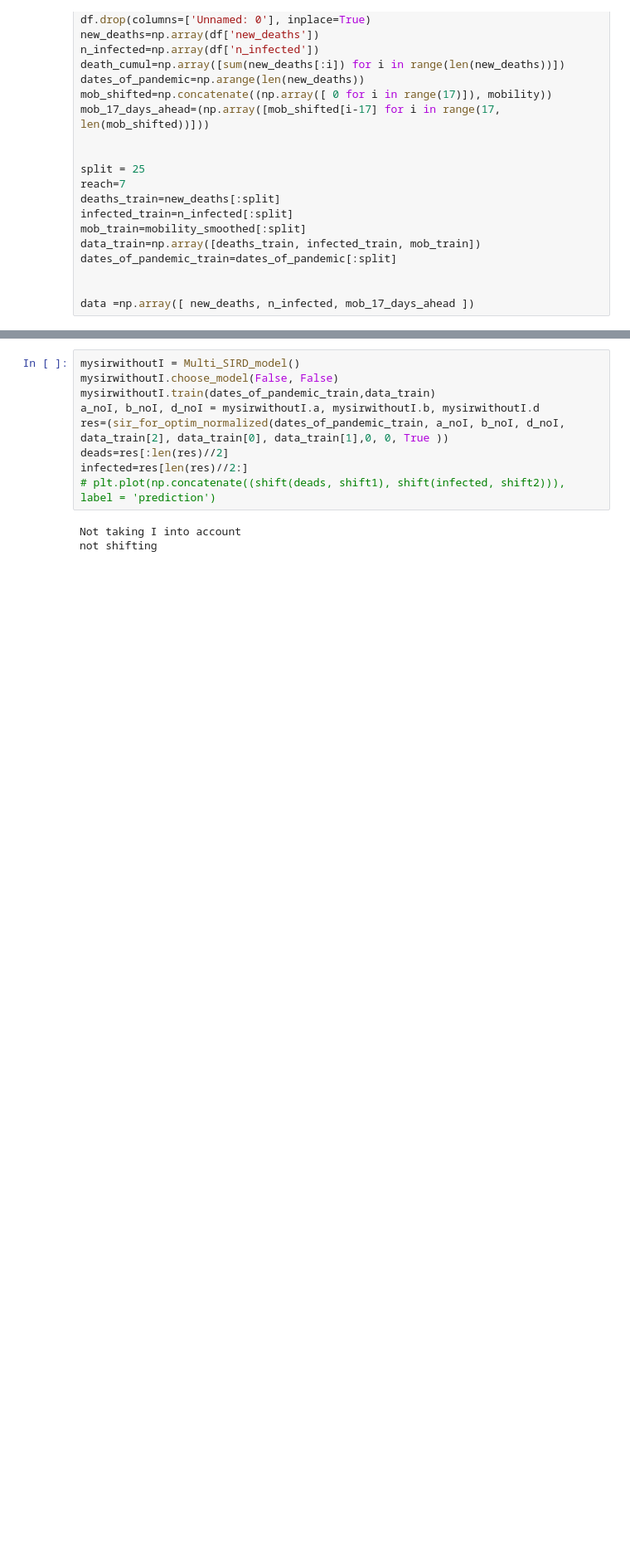
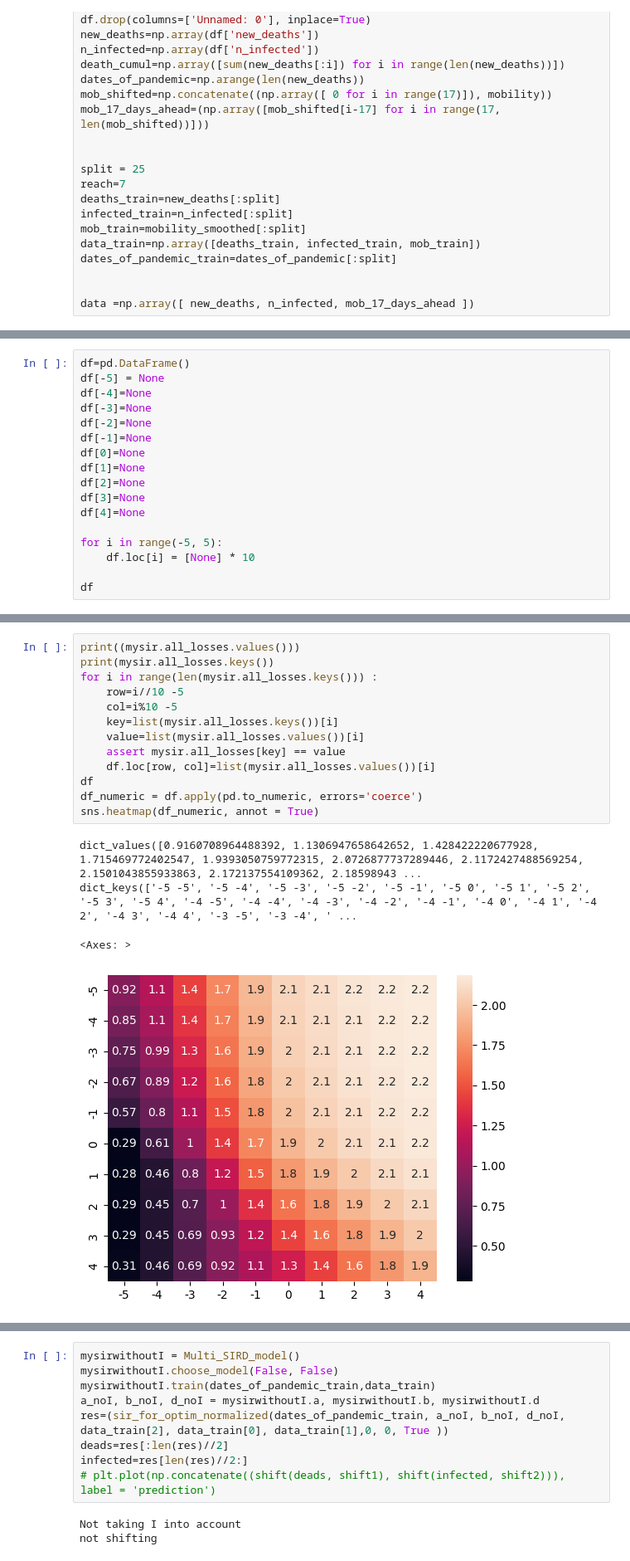
Before and after one commit to gregoirebechade/covid_internship, a Jupyter notebook: 04_exploring.ipynb, the cells around one changed output, grey strips where cells are left out. Shown at 83% size. Drawn from its saved outputs; the diff is of its cells as text; blank space fills up the shorter version.

```diff
--- a/04_exploring.ipynb
+++ b/04_exploring.ipynb
@@ -90,0 +174,17 @@ and the local result is.....  0.9160708964488392
+# %%
+df=pd.DataFrame()
+df[-5] = None
+df[-4]=None
+df[-3]=None
+df[-2]=None
+df[-1]=None
+df[0]=None
+df[1]=None
+df[2]=None
+df[3]=None
+df[4]=None
+
+for i in range(-5, 5):
+    df.loc[i] = [None] * 10
+
+df
@@ -90,0 +207,18 @@ and the local result is.....  0.9160708964488392
+# %%
+print((mysir.all_losses.values()))
+print(mysir.all_losses.keys())
+for i in range(len(mysir.all_losses.keys())) :
+    row=i//10 -5
+    col=i%10 -5
+    key=list(mysir.all_losses.keys())[i]
+    value=list(mysir.all_losses.values())[i]
+    assert mysir.all_losses[key] == value
+    df.loc[row, col]=list(mysir.all_losses.values())[i]
+df
+df_numeric = df.apply(pd.to_numeric, errors='coerce')
+sns.heatmap(df_numeric, annot = True)
+# %% [output]
+dict_values([0.9160708964488392, 1.1306947658642652, 1.428422220677928, 1.715469772402547, 1.9393050759772315, 2.0726877737289446, 2.1172427488569254, 2.1501043855933863, 2.172137554109362, 2.18598943 ...
+dict_keys(['-5 -5', '-5 -4', '-5 -3', '-5 -2', '-5 -1', '-5 0', '-5 1', '-5 2', '-5 3', '-5 4', '-4 -5', '-4 -4', '-4 -3', '-4 -2', '-4 -1', '-4 0', '-4 1', '-4 2', '-4 3', '-4 4', '-3 -5', '-3 -4', ' ...
+<Axes: >
+[figure, added]
```
Also changed, not shown: parts of 9 cells of this notebook, 1 other file.
